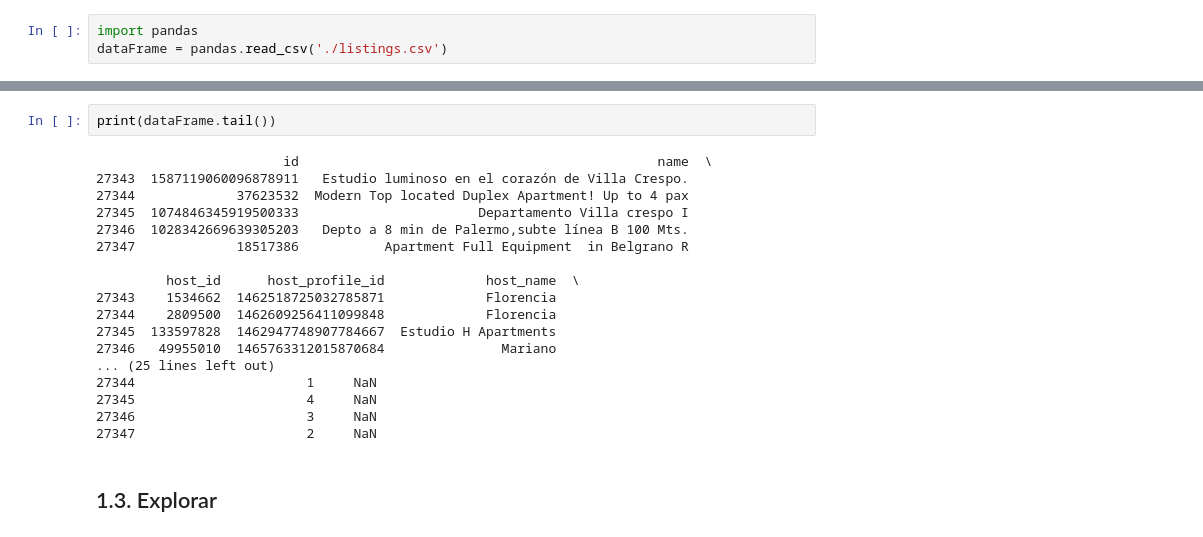
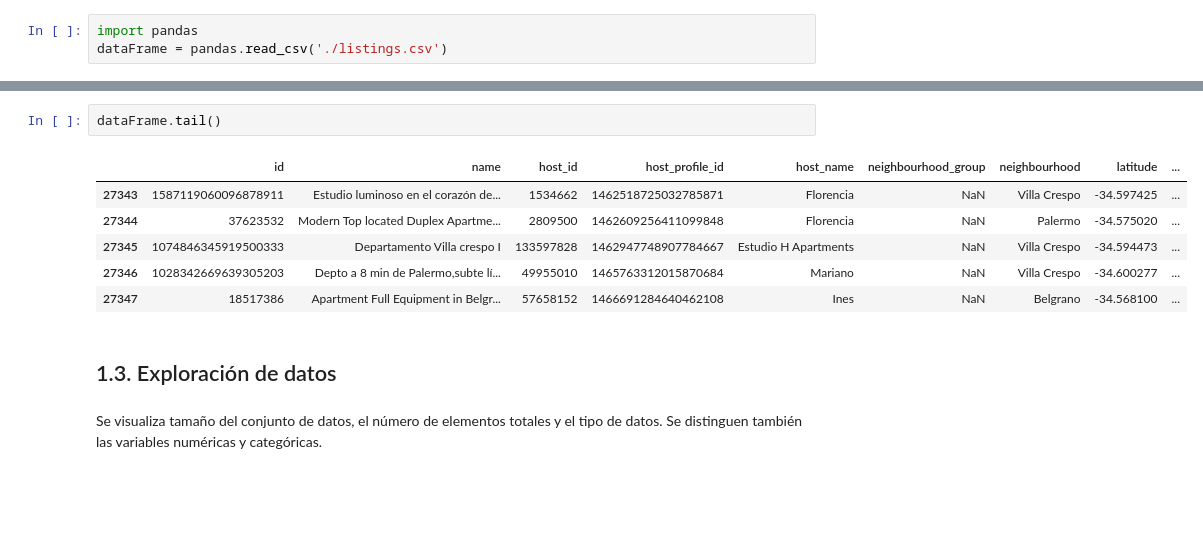
Before and after one commit to uqee/CEIA_Analisis_de_datos_Trabajo_grupal_7, a Jupyter notebook: AdD/listings.ipynb, the cells around one changed output, grey strips where cells are left out. Cells and saved outputs as stored; diff of their text form; blank space fills up the shorter version.

```diff
--- a/AdD/listings.ipynb
+++ b/AdD/listings.ipynb
@@ -35,23 +24,15 @@ print(dataFrame.head())
 # %%
-print(dataFrame.tail())
+dataFrame.tail()
 # %% [output]
-                        id                                              name  \
-27343  1587119060096878911   Estudio luminoso en el corazón de Villa Crespo.
-27344             37623532  Modern Top located Duplex Apartment! Up to 4 pax
-27345  1074846345919500333                       Departamento Villa crespo I
-27346  1028342669639305203   Depto a 8 min de Palermo,subte línea B 100 Mts.
-27347             18517386           Apartment Full Equipment  in Belgrano R
-
-         host_id      host_profile_id             host_name  \
-27343    1534662  1462518725032785871             Florencia
-27344    2809500  1462609256411099848             Florencia
-27345  133597828  1462947748907784667  Estudio H Apartments
-27346   49955010  1465763312015870684               Mariano
-... (25 lines left out)
-27344                      1     NaN
-27345                      4     NaN
-27346                      3     NaN
-27347                      2     NaN
+|  | id | name | host_id | host_profile_id | host_name | neighbourhood_group | neighbourhood | latitude | ... |
+| 27343 | 1587119060096878911 | Estudio luminoso en el corazón de... | 1534662 | 1462518725032785871 | Florencia | NaN | Villa Crespo | -34.597425 | ... |
+| 27344 | 37623532 | Modern Top located Duplex Apartme... | 2809500 | 1462609256411099848 | Florencia | NaN | Palermo | -34.575020 | ... |
+| 27345 | 1074846345919500333 | Departamento Villa crespo I | 133597828 | 1462947748907784667 | Estudio H Apartments | NaN | Villa Crespo | -34.594473 | ... |
+| 27346 | 1028342669639305203 | Depto a 8 min de Palermo,subte lí... | 49955010 | 1465763312015870684 | Mariano | NaN | Villa Crespo | -34.600277 | ... |
+| 27347 | 18517386 | Apartment Full Equipment in Belgr... | 57658152 | 1466691284640462108 | Ines | NaN | Belgrano | -34.568100 | ... |
 # %% [markdown]
-## 1.3. Explorar
+## 1.3. Exploración de datos
+# %% [markdown]
+Se visualiza tamaño del conjunto de datos, el número de elementos totales y el tipo de datos.
+Se distinguen también las variables numéricas y categóricas.
 # %%
```
Also changed, not shown: parts of 18 cells of this notebook.
